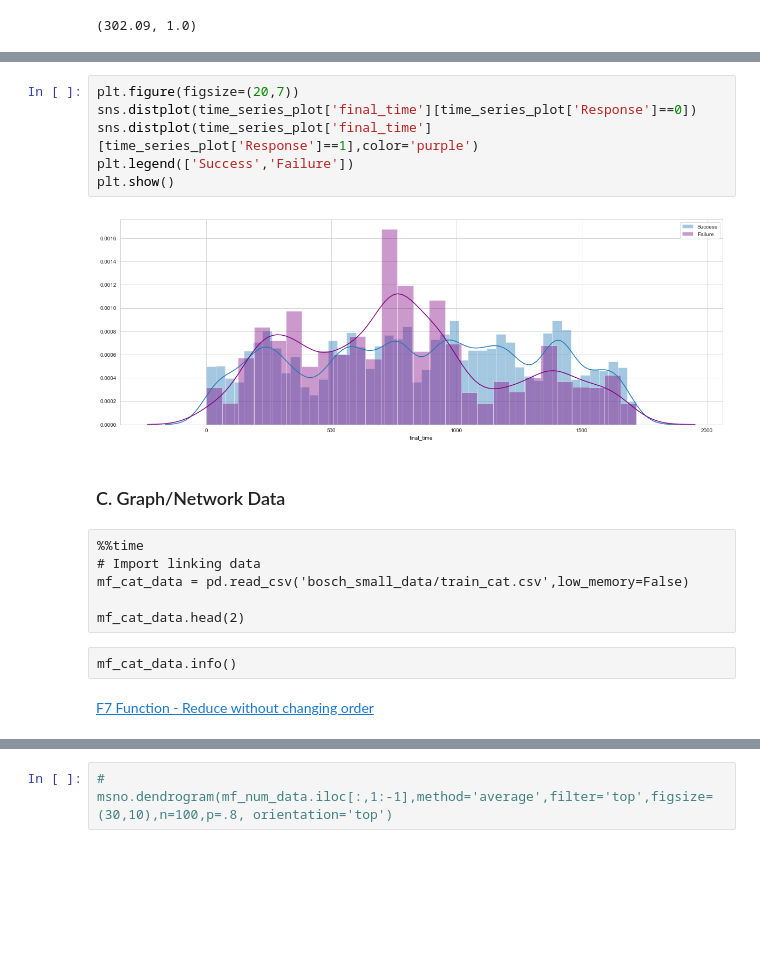
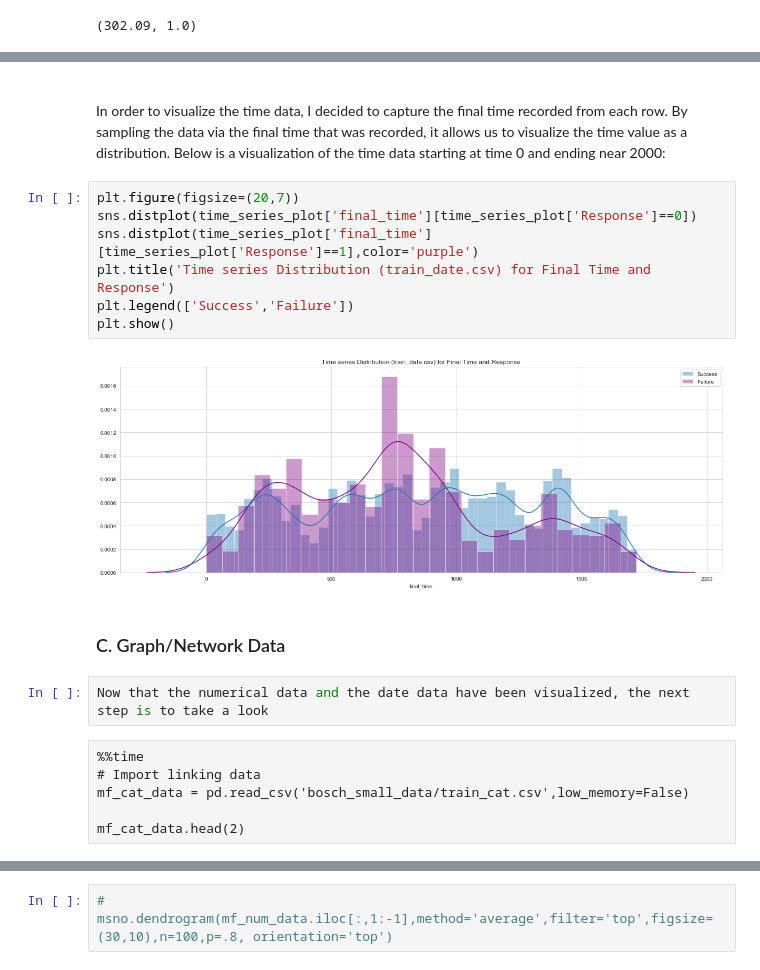
Before and after one commit to kimrharper/data_science_nltk, a Jupyter notebook: manufacturing/exploratory.ipynb, the cells around one changed output, grey strips where cells are left out. Drawn from its saved outputs; the diff is of its cells as text; blank space fills up the shorter version.

```diff
--- a/manufacturing/exploratory.ipynb
+++ b/manufacturing/exploratory.ipynb
@@ -143,20 +142,21 @@ Wall time: 1min 5s
+# %% [markdown]
+<br>In order to visualize the time data, I decided to capture the final time recorded from each row. By sampling the data via the final time that was recorded, it allows us to visualize the time value as a distribution. Below is a visualization of the time data starting at time 0 and ending near 2000:
 # %%
 plt.figure(figsize=(20,7))
 sns.distplot(time_series_plot['final_time'][time_series_plot['Response']==0])
 sns.distplot(time_series_plot['final_time'][time_series_plot['Response']==1],color='purple')
+plt.title('Time series Distribution (train_date.csv) for Final Time and Response')
 plt.legend(['Success','Failure'])
 plt.show()
 # %% [output]
-[figure, old version]
+[figure, new version]
 # %% [markdown]
 ### C. Graph/Network Data
+# %%
+Now that the numerical data and the date data have been visualized, the next step is to take a look
 # %% [raw]
 %%time
 # Import linking data
 mf_cat_data = pd.read_csv('bosch_small_data/train_cat.csv',low_memory=False)
 
 mf_cat_data.head(2)
-# %% [raw]
-mf_cat_data.info()
-# %% [markdown]
-[F7 Function - Reduce without changing order](https://stackoverflow.com/questions/480214/how-do-you-remove-duplicates-from-a-list-whilst-preserving-order)
```
Also changed, not shown: parts of 16 cells of this notebook.
